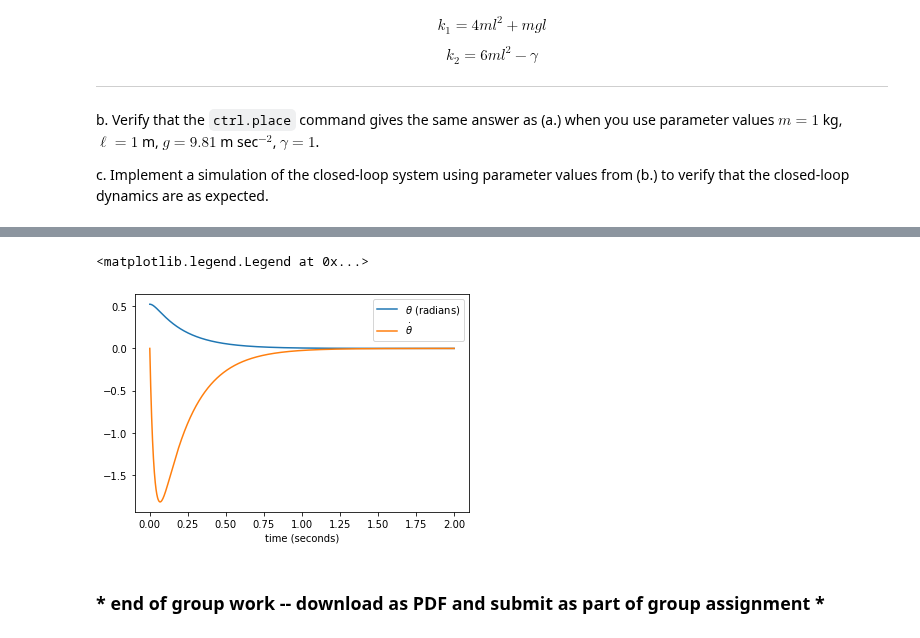
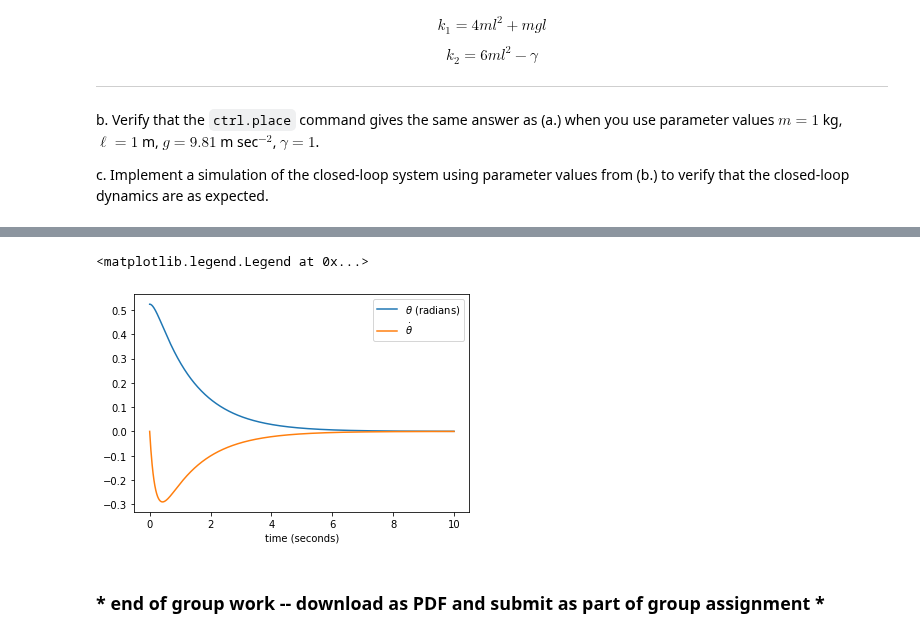
Before and after one commit to JGSuw/ee447_hw_solutions_public, a Jupyter notebook: 447_hw6_solution.ipynb, the cells around one changed output, grey strips where cells are left out. Cells and saved outputs as stored; diff of their text form; code cells hidden in the pictures.

```diff
--- a/447_hw6_solution.ipynb
+++ b/447_hw6_solution.ipynb
@@ -126,27 +126,27 @@ print([[k1, k2]])
 # %%
 # part c solutions (run part b first!)
 %matplotlib inline
 from matplotlib import pyplot as plt
 
 # closed-loop A matrix
 A_CL = A-np.dot(B,K)
 
 # time domain simulation
-dt = .001
-t = np.linspace(0.,2.,2001)
+dt = .01
+t = np.linspace(0.,10.,1001)
 x = np.zeros((2,len(t)))
 x[:,0] = [np.pi/6,0] # a random initial condition
 
 for i in range(1,len(t)):
     x[:,[i]] = x[:,[i-1]]+dt*np.dot(A_CL,x[:,[i-1]])
 
 plt.plot(t,x[0,:],label="$\\theta$ (radians)")
 plt.plot(t,x[1,:],label="$\\dot{\\theta}$")
 plt.xlabel('time (seconds)')
 plt.legend()
 # %% [output]
 <matplotlib.legend.Legend at 0x...>
-[figure, old version]
+[figure, new version]
 # %% [markdown]
 ### * end of group work -- download as PDF and submit as part of group assignment *
 # %% [markdown]
```
Also changed, not shown: parts of 1 cell of this notebook.
